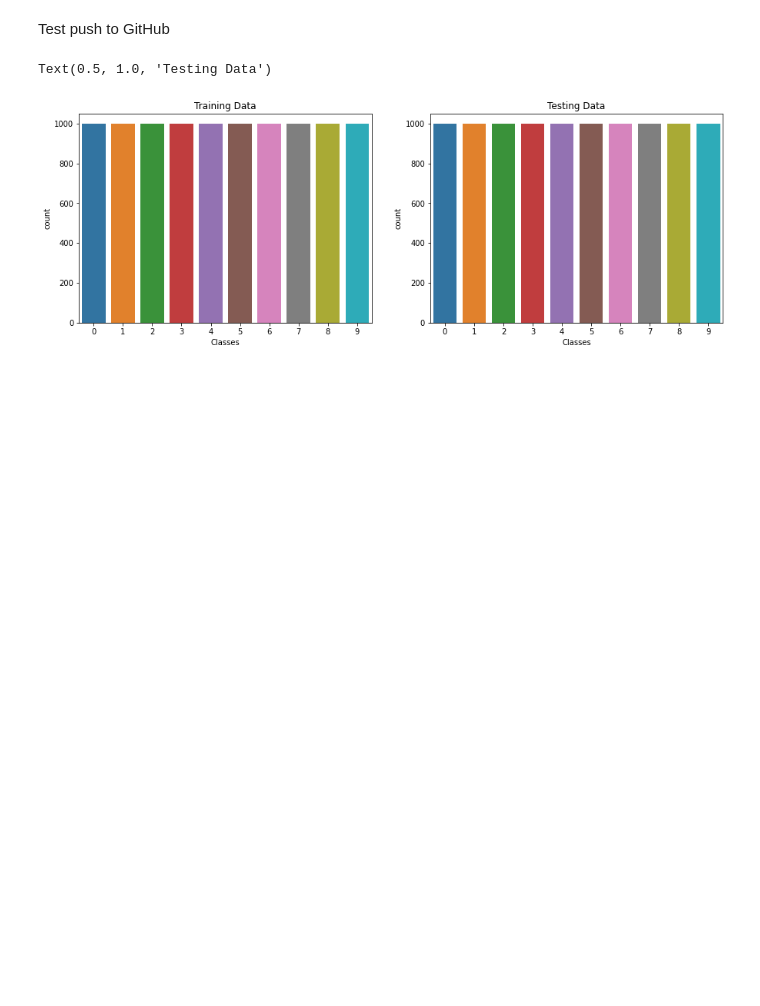
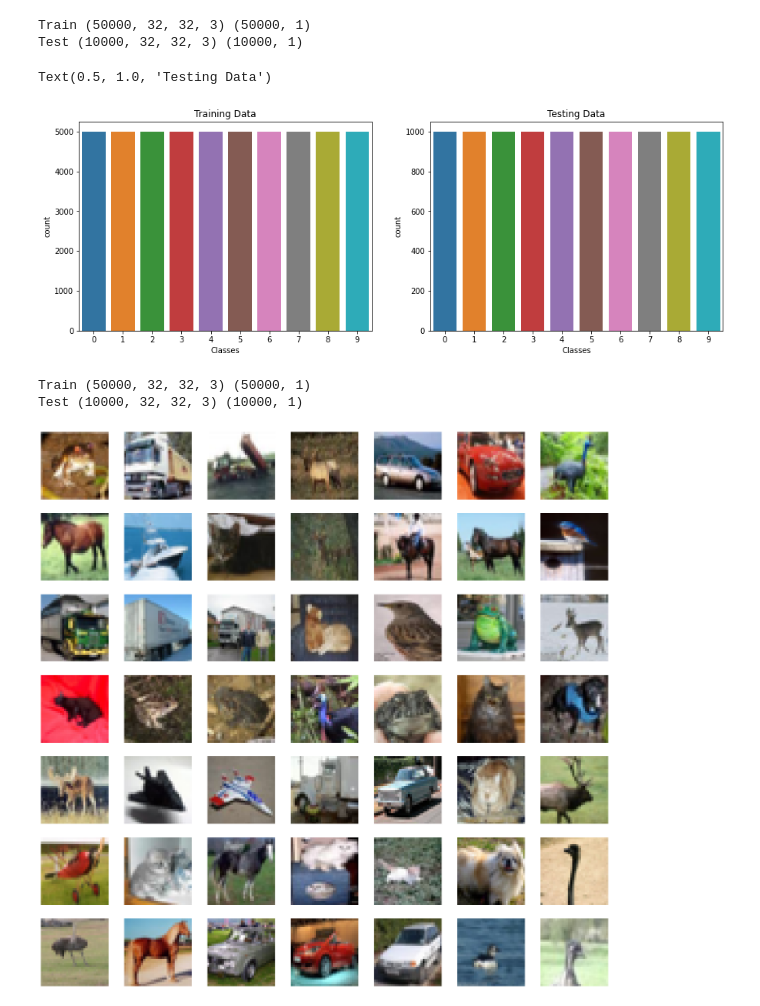
Before and after one commit to StephenSzulc/4AI3-Project, a Jupyter notebook: 4AI3_Project.ipynb, the cells around one changed output. Cells and saved outputs as stored; diff of their text form; code cells hidden in the pictures; blank space fills up the shorter version.

Commit message:
added shape and first 49 images

```diff
--- a/4AI3_Project.ipynb
+++ b/4AI3_Project.ipynb
@@ -1,23 +1,25 @@
 # %% [markdown]
 <a href="https://colab.research.google.com/github/StephenSzulc/4AI3-Project/blob/visualization/4AI3_Project.ipynb" target="_parent"><img src="https://colab.research.google.com/assets/colab-badge.svg" alt="Open In Colab"/></a>
-# %% [markdown]
-Test push to GitHub
 # %%
+# import keras library to load dataset
 import keras
 from keras.datasets import cifar10
 from keras.datasets.cifar10 import load_data
 
+# import matplotlib and seaborn libraries to visualize data
 import matplotlib
 import matplotlib.pyplot as plt
 
 import seaborn as sns
 
+# create training and test sets for the cifar10 dataset
 (x_train_data, y_train_data) , (x_test_data, y_test_data) = cifar10.load_data()
 
+# plot the labels in count plots
 fig, axs = plt.subplots(1,2, figsize=(15,5))
 
 sns.countplot(y_test_data.ravel(), ax=axs[1])
-sns.countplot(y_test_data.ravel(), ax=axs[0])
+sns.countplot(y_train_data.ravel(), ax=axs[0])
 
 axs[0].set_xlabel('Classes')
 axs[1].set_xlabel('Classes')
@@ -25,5 +27,24 @@ axs[1].set_xlabel('Classes')
 axs[0].set_title('Training Data')
 axs[1].set_title('Testing Data')
 # %% [output]
-Text(0.5, 1.0, 'Testing Data')
+Train (50000, 32, 32, 3) (50000, 1)
+Test (10000, 32, 32, 3) (10000, 1)
+Text(0.5, 1.0, 'Testing Data')
 [figure]
+# %%
+# print the shape to see how our X and y variables are split
+print('Train', x_train_data.shape, y_train_data.shape)
+print('Test', x_test_data.shape, y_test_data.shape)
+# %% [output]
+Train (50000, 32, 32, 3) (50000, 1)
+Test (10000, 32, 32, 3) (10000, 1)
+# %%
+# plot first 49 images from the training dataset
+plt.figure(figsize=(25, 25))
+for i in range(49):
+  plt.subplot(7, 7, 1 + i)
+  plt.axis('off')
+  plt.imshow(x_train_data[i])
+plt.show()
+# %% [output]
+[figure, added]
```
